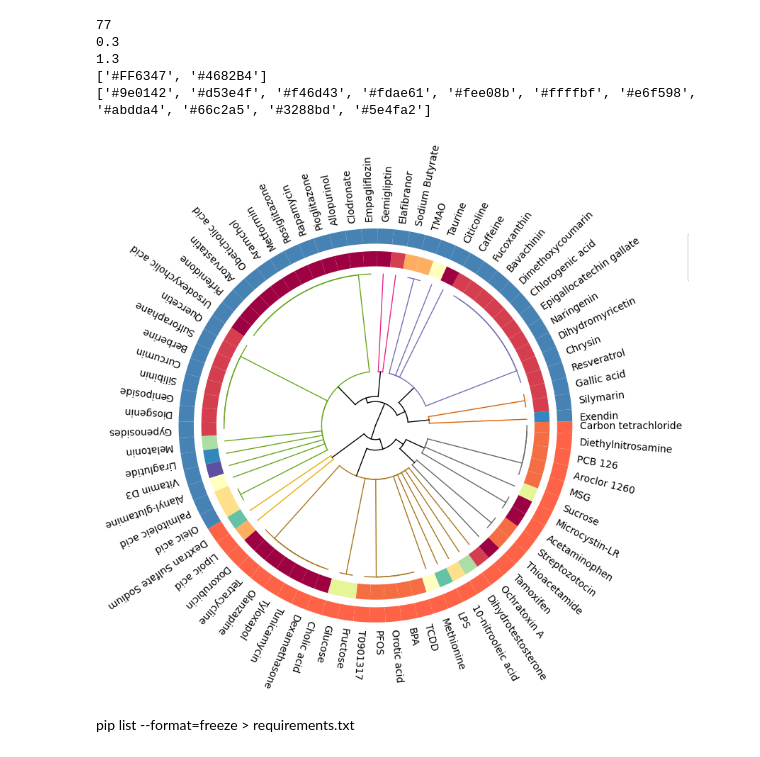
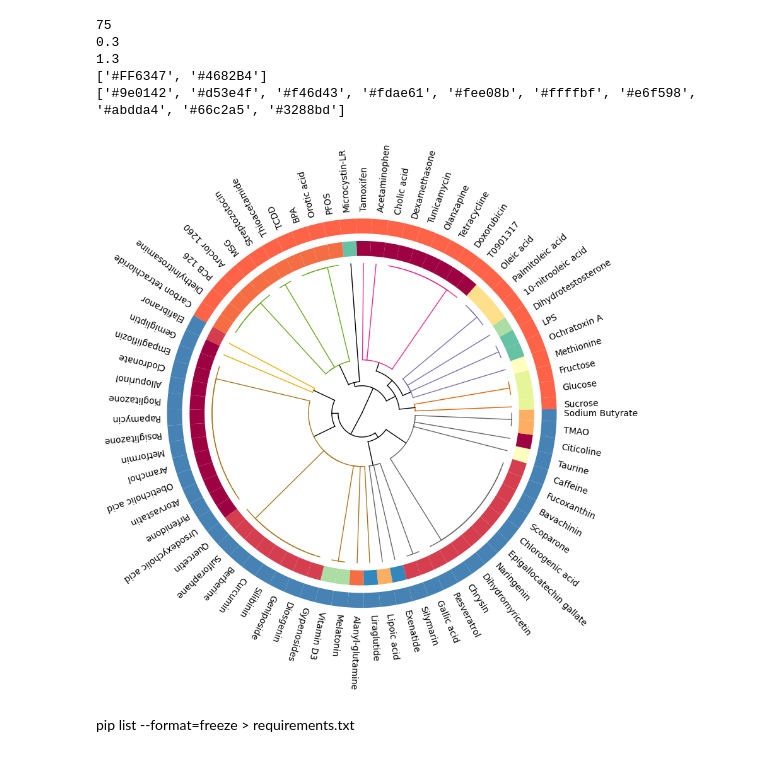
Before and after one commit to taraponglab/metanafld, a Jupyter notebook: dendrogram.ipynb, the cells around one changed output. Drawn from its saved outputs; the diff is of its cells as text; code cells hidden in the pictures.

```diff
--- a/dendrogram.ipynb
+++ b/dendrogram.ipynb
@@ -4,7 +4,7 @@ import numpy as np
 import pandas as pd
 import scipy.cluster.hierarchy as sch
 import matplotlib.cm as cm
-import radialtree as rt  # Assuming radialtree is the correct package for your radialTreee function
+import radialtree as rt
 
 def plot_circular_dendrogram(df, class_col='CLASS', pathway_col='PATHWAY', source_col='SOURCE', chemical_col='CHEMICAL_NAME'):
     # Encode the CLASS, PATHWAY, and Source columns for clustering
@@ -17,7 +17,7 @@ def plot_circular_dendrogram(df, class_col='CLASS', pathway_col='PATHWAY', sourc
     )
 
     # Prepare the figure
-    fig, ax = plt.subplots(figsize=(16, 8))
+    fig, ax = plt.subplots(figsize=(17, 9))
     ax.set_aspect(1)
 
     # Define specific colors for each class and source
@@ -29,38 +29,37 @@ def plot_circular_dendrogram(df, class_col='CLASS', pathway_col='PATHWAY', sourc
         'Drugs' : '#9e0142',
         'Natural products' : '#d53e4f',
         'Chemicals' : '#f46d43',
         'Metabolites' : '#fdae61',
         'Fatty acids' : '#fee08b',
         'Amino acids' : '#ffffbf',
         'Sugars' : '#e6f598',
         'Hormones' : '#abdda4',
-        'Polysaccharides' : '#66c2a5',
+        'Toxins' : '#66c2a5',
         'Peptides' : '#3288bd',
-        'Vitamins' : '#5e4fa2'
     }
     colors_legends= {"Classes": {"colors": ['#FF6347','#4682B4'], "labels": ['Inducer', 'Inhibitor']},
                      "Source": {"colors": list(source_colors.values()), "labels": list(source_colors.keys())}}
     # Create color arrays for leaves
     leaf_colors = [class_colors.get(cls, '#FFFF00') for cls in df[class_col]]
     leaf_source_colors = [source_colors.get(src, '#FFFF00') for src in df[source_col]]
     # Plot the radial tree
     rt.radialTreee(Z2, ax=ax, pallete="Dark2", fontsize=10, colorlabels={"Classes": leaf_colors, "Source": leaf_source_colors}, colorlabels_legend=colors_legends)
     for line in ax.lines:
         line.set_linewidth(1)  # Adjust the line width
     plt.tight_layout()
     plt.savefig("dendrogram.png", dpi=500)
     plt.show()
 
 # Example usage
-df = pd.read_csv("dataset_checked_smile.csv")  # Load your data here
+df = pd.read_csv("75_chems_dataset_chord_dendrogram.csv")  # Load your data here
 print(len(df))
 plot_circular_dendrogram(df)
 # %% [output]
-77
+75
 0.3
 1.3
 ['#FF6347', '#4682B4']
-['#9e0142', '#d53e4f', '#f46d43', '#fdae61', '#fee08b', '#ffffbf', '#e6f598', '#abdda4', '#66c2a5', '#3288bd', '#5e4fa2']
+['#9e0142', '#d53e4f', '#f46d43', '#fdae61', '#fee08b', '#ffffbf', '#e6f598', '#abdda4', '#66c2a5', '#3288bd']
-[figure, old version]
+[figure, new version]
 # %% [markdown]
 pip list --format=freeze > requirements.txt
```
Also changed, not shown: 7 other files.
